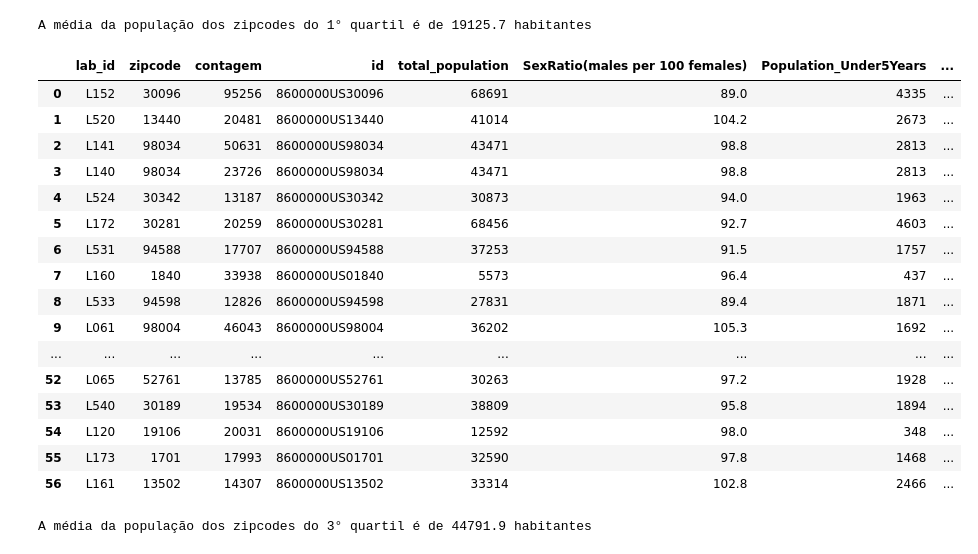
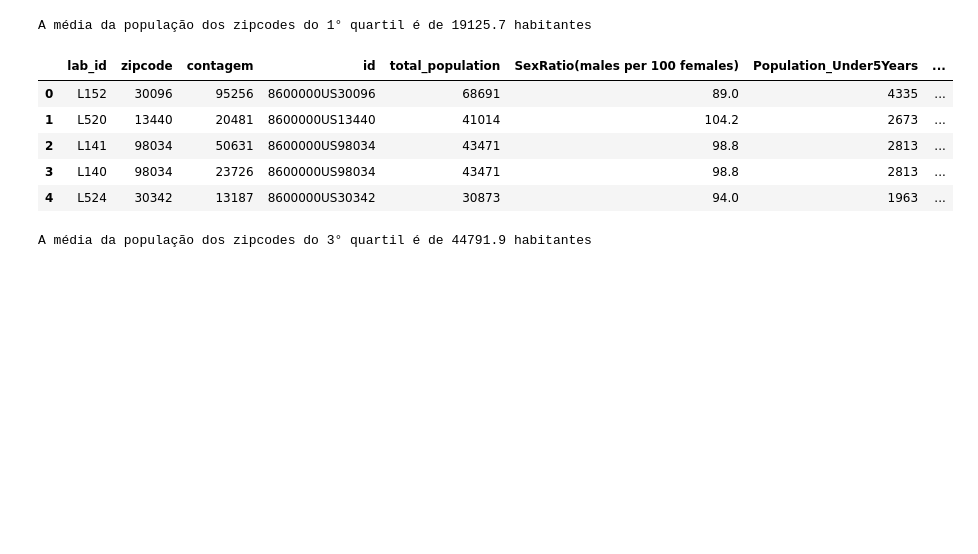
Before and after one commit to Davi-Tolen/ProjetoElo, a Jupyter notebook: Case Elo.ipynb, the cells around one changed output. Saved outputs shown, nothing was run; the diff lists cells and outputs as text; code cells hidden in the pictures; blank space fills up the shorter version.

```diff
--- a/Case Elo.ipynb
+++ b/Case Elo.ipynb
@@ -107,31 +106,20 @@ A média da população dos zipcodes do 1° quartil é de 19125.7 habitantes
 # %%
 # dando merge nos laboratorios do 3° quartil com os dados do df_geocode
 df_geocode_combinando_transactional_data_75 = df_geocode.copy()
 df_geocode_combinando_transactional_data_75.zipcode = df_geocode_combinando_transactional_data_75.zipcode.astype('object')
 df_geocode_combinando_transactional_data_75 = df_geocode_combinando_transactional_data_75.merge(transactional_data_75, how="inner", on="lab_id")
 df_geocode_combinando_transactional_data_75 = df_geocode_combinando_transactional_data_75.drop(columns=['address', 'location'])
 
 # dando merge no dataframe que combina os dados dos laboratorios do df_geocode e do 3° quartil com as informações dos zipcodes dos laboratórios
 df_geocode_combinando_transactional_data_75_e_DemographicData_ZCTAs = df_geocode_combinando_transactional_data_75_e_DemographicData_ZCTAs.merge(DemographicData_ZCTAs, how="inner", on="zipcode")
-df_geocode_combinando_transactional_data_75_e_DemographicData_ZCTAs
+df_geocode_combinando_transactional_data_75_e_DemographicData_ZCTAs.head()
 # %% [output]
 |  | lab_id | zipcode | contagem | id | total_population | SexRatio(males per 100 females) | Population_Under5Years | ... |
 | 0 | L152 | 30096 | 95256 | 8600000US30096 | 68691 | 89.0 | 4335 | ... |
 | 1 | L520 | 13440 | 20481 | 8600000US13440 | 41014 | 104.2 | 2673 | ... |
 | 2 | L141 | 98034 | 50631 | 8600000US98034 | 43471 | 98.8 | 2813 | ... |
 | 3 | L140 | 98034 | 23726 | 8600000US98034 | 43471 | 98.8 | 2813 | ... |
 | 4 | L524 | 30342 | 13187 | 8600000US30342 | 30873 | 94.0 | 1963 | ... |
-| 5 | L172 | 30281 | 20259 | 8600000US30281 | 68456 | 92.7 | 4603 | ... |
-| 6 | L531 | 94588 | 17707 | 8600000US94588 | 37253 | 91.5 | 1757 | ... |
-| 7 | L160 | 1840 | 33938 | 8600000US01840 | 5573 | 96.4 | 437 | ... |
-| 8 | L533 | 94598 | 12826 | 8600000US94598 | 27831 | 89.4 | 1871 | ... |
-| 9 | L061 | 98004 | 46043 | 8600000US98004 | 36202 | 105.3 | 1692 | ... |
-| ... | ... | ... | ... | ... | ... | ... | ... | ... |
-| 52 | L065 | 52761 | 13785 | 8600000US52761 | 30263 | 97.2 | 1928 | ... |
-| 53 | L540 | 30189 | 19534 | 8600000US30189 | 38809 | 95.8 | 1894 | ... |
-| 54 | L120 | 19106 | 20031 | 8600000US19106 | 12592 | 98.0 | 348 | ... |
-| 55 | L173 | 1701 | 17993 | 8600000US01701 | 32590 | 97.8 | 1468 | ... |
-| 56 | L161 | 13502 | 14307 | 8600000US13502 | 33314 | 102.8 | 2466 | ... |
 # %%
 # média populacional dos laboratórios do 3° quartil
 media = df_geocode_combinando_transactional_data_75_e_DemographicData_ZCTAs.total_population.mean()
```
Also changed, not shown: parts of 48 cells of this notebook, 5 other files.
